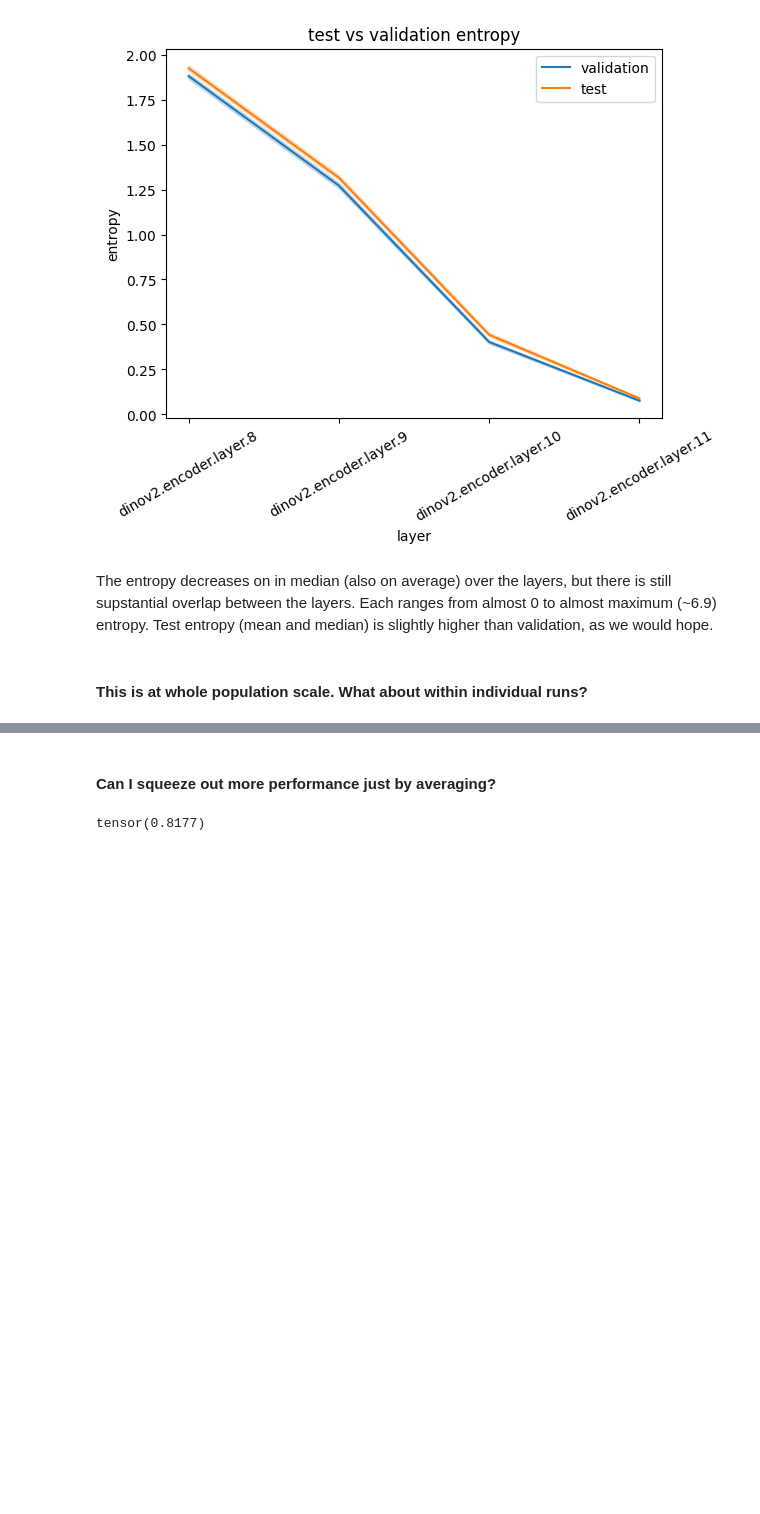
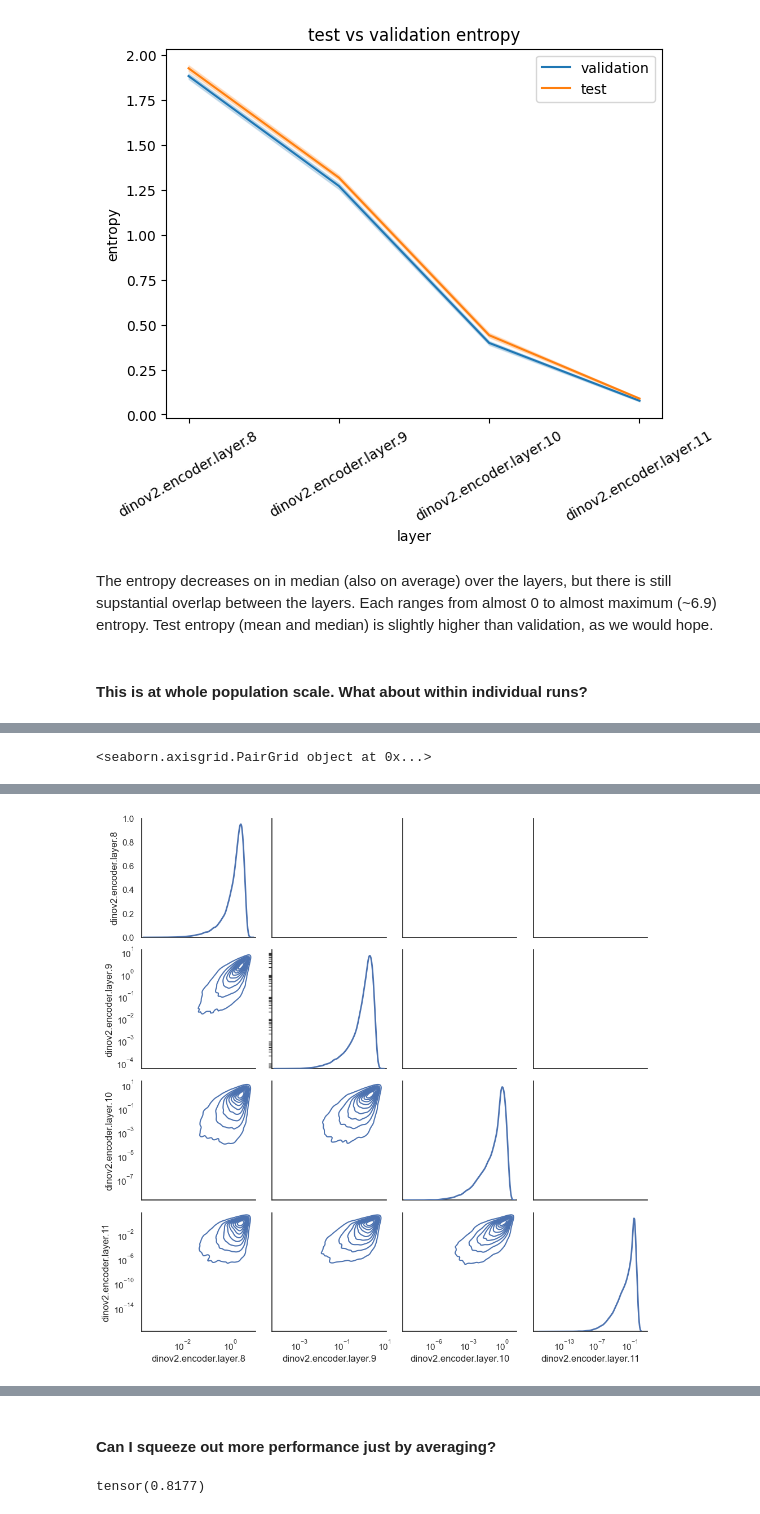
Before and after one commit to lrast/CLSTokenAnalysis, a Jupyter notebook: 1.1.5-decoder_train.ipynb, the cells around one changed output, grey strips where cells are left out. Drawn from its saved outputs; the diff is of its cells as text; code cells hidden in the pictures; blank space fills up the shorter version.

```diff
--- a/1.1.5-decoder_train.ipynb
+++ b/1.1.5-decoder_train.ipynb
@@ -267,0 +382,5 @@ The entropy decreases on in median (also on average) over the layers, but there
+# %%
+g = sns.PairGrid(sample_entropy, diag_sharey=False)
+g.map_lower(sns.kdeplot, log_scale=True)
+g.map_diag(sns.kdeplot, log_scale=True, lw=2)
+# %% [output]
@@ -267,0 +388 @@ The entropy decreases on in median (also on average) over the layers, but there
+<seaborn.axisgrid.PairGrid object at 0x...>
@@ -267,0 +390 @@ The entropy decreases on in median (also on average) over the layers, but there
+[figure, added]
```
Also changed, not shown: parts of 34 cells of this notebook, 3 other files.
